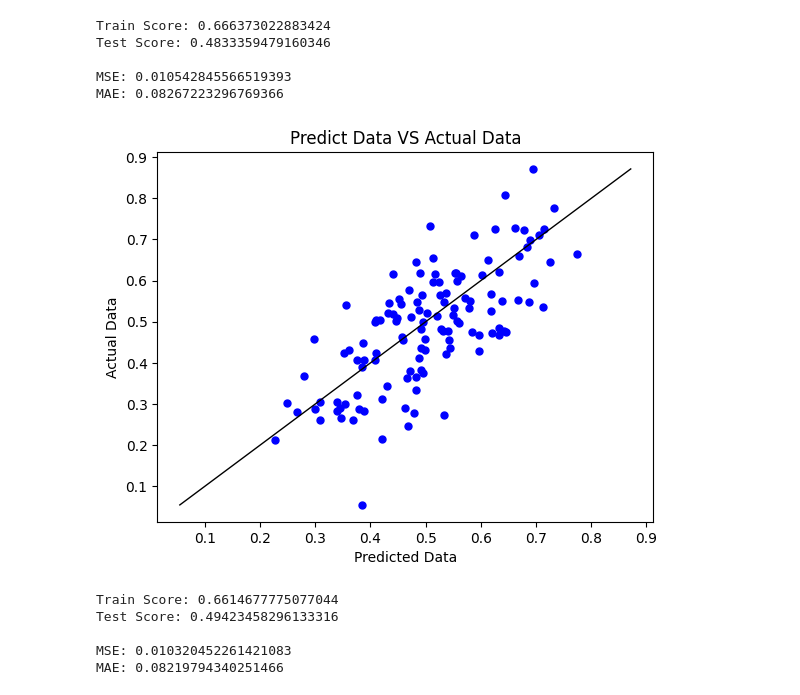
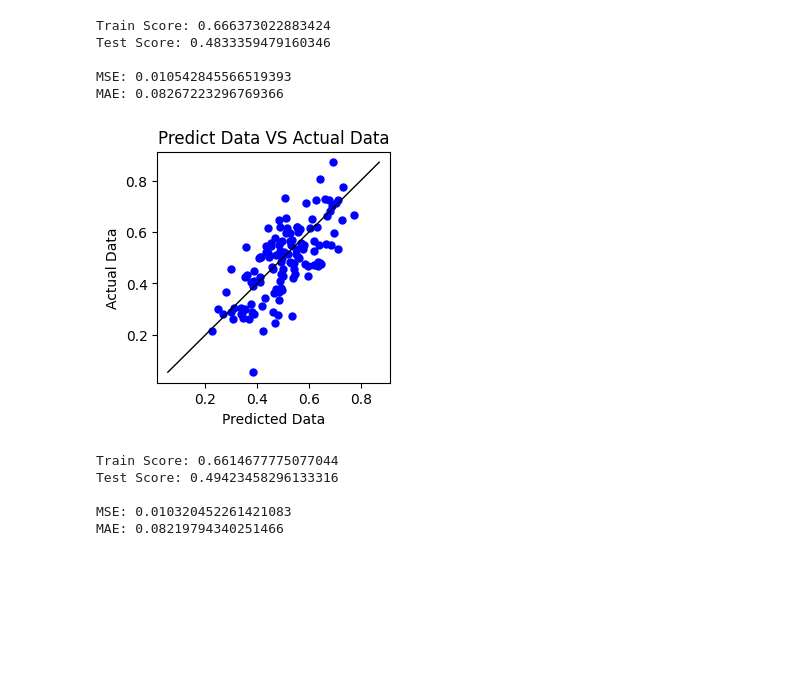
Before and after one commit to PadmaJyothi-U/Deep-Learning, a Jupyter notebook: Predicting_car_purchase_FNN_using_Regression.ipynb, the cells around one changed output. Cells and saved outputs as stored; diff of their text form; code cells hidden in the pictures; blank space fills up the shorter version.

```diff
--- a/Predicting_car_purchase_FNN_using_Regression.ipynb
+++ b/Predicting_car_purchase_FNN_using_Regression.ipynb
@@ -241,14 +236,16 @@ MSE: 0.010542845566519393
 MAE: 0.08267223296769366
 # %%
 #Comparision & Visualisation
+plt.figure(figsize=(3,3),dpi=100)
 plt.scatter(lr_pred,ytest,c='blue',marker='o',s=25)
 plt.plot([ytest.min(),ytest.max()],[ytest.min(),ytest.max()],c='black',lw=1)
+
 plt.xlabel('Predicted Data')
 plt.ylabel('Actual Data')
 plt.title('Predict Data VS Actual Data')
 plt.show()
 # %% [output]
-[figure, old version]
+[figure, new version]
 # %%
 #Fitting the model
 #Ridge Regression is a technique used when the data suffers from multicollinearity
```
Also changed, not shown: parts of 6 cells of this notebook.
